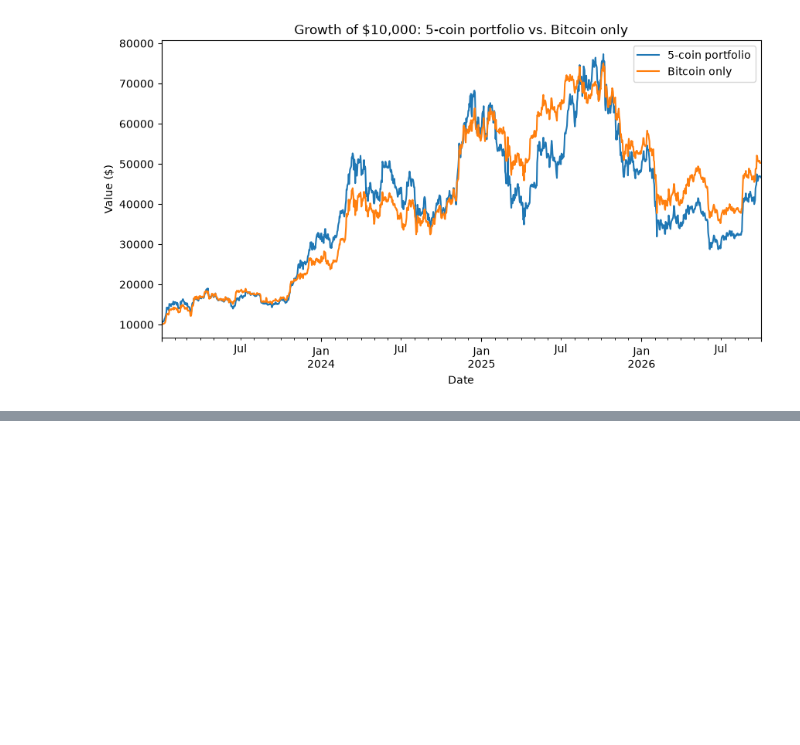
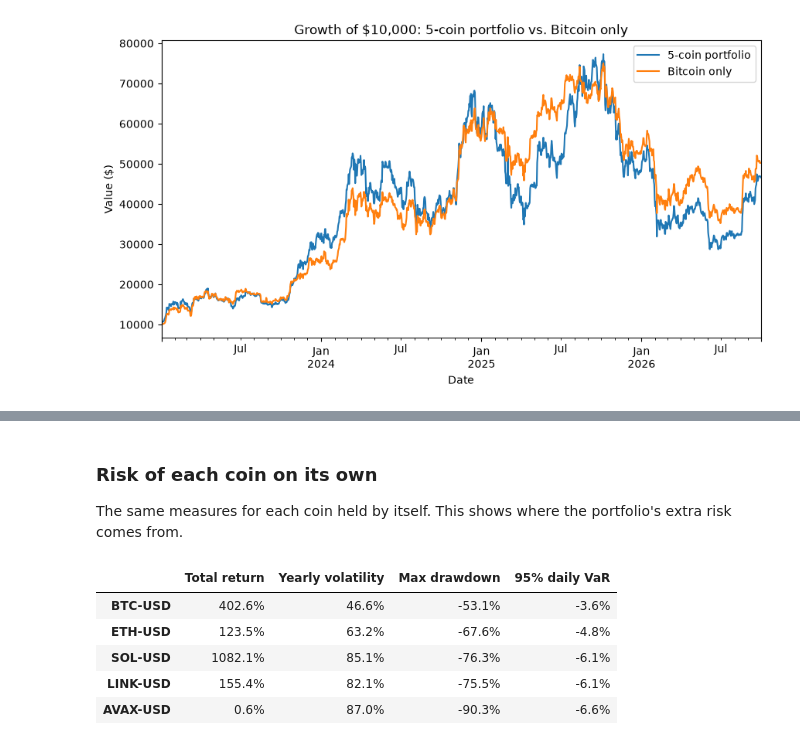
Before and after one commit to Benjamin10444/crypto-risk-dashboard, a Jupyter notebook: notebooks/01_risk_analysis.ipynb, the cells around one changed output, grey strips where cells are left out. Drawn from its saved outputs; the diff is of its cells as text; code cells hidden in the pictures; blank space fills up the shorter version.

```diff
--- a/notebooks/01_risk_analysis.ipynb
+++ b/notebooks/01_risk_analysis.ipynb
@@ -197,0 +207,17 @@ plt.show()
+# %%
+import numpy as np
+
+def risk_summary(daily_returns, value):
+    return {
+        "Total return": value.iloc[-1] / 10000 - 1,
+        "Yearly volatility": daily_returns.std() * np.sqrt(365),
+        "Max drawdown": (value / value.cummax() - 1).min(),
+        "95% daily VaR": daily_returns.quantile(0.05),
+    }
+
+summary = pd.DataFrame({
+    "Portfolio": risk_summary(port, value),
+    "Bitcoin only": risk_summary(returns["BTC-USD"], btc_value),
+})
+summary["Difference"] = summary["Portfolio"] - summary["Bitcoin only"]
+summary.style.format("{:.1%}")
@@ -197,0 +230,16 @@ plt.show()
+# %% [markdown]
+### Risk of each coin on its own
+The same measures for each coin held by itself. This shows where the portfolio's extra risk comes from.
+# %%
+coin_risk = pd.DataFrame({
+    coin: risk_summary(returns[coin], 10000 * (1 + returns[coin]).cumprod())
+    for coin in returns.columns
+}).T
+coin_risk.style.format("{:.1%}")
+# %% [output]
+|  | Total return | Yearly volatility | Max drawdown | 95% daily VaR |
+| BTC-USD | 402.6% | 46.6% | -53.1% | -3.6% |
+| ETH-USD | 123.5% | 63.2% | -67.6% | -4.8% |
+| SOL-USD | 1082.1% | 85.1% | -76.3% | -6.1% |
+| LINK-USD | 155.4% | 82.1% | -75.5% | -6.1% |
+| AVAX-USD | 0.6% | 87.0% | -90.3% | -6.6% |
```
Also changed, not shown: parts of 7 cells of this notebook.
